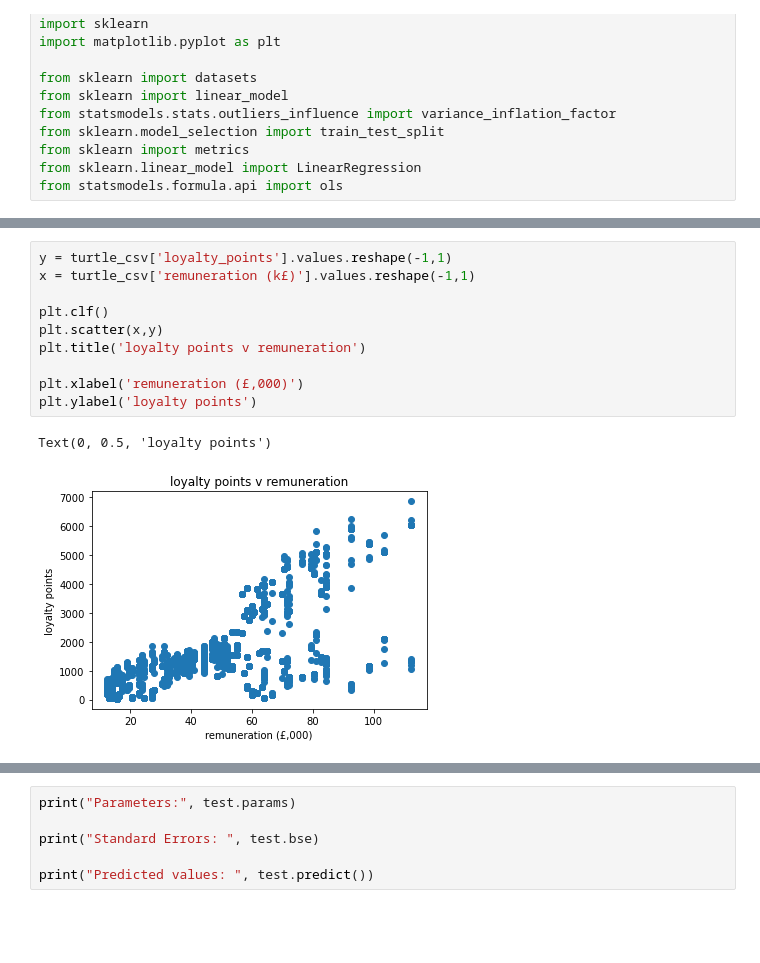
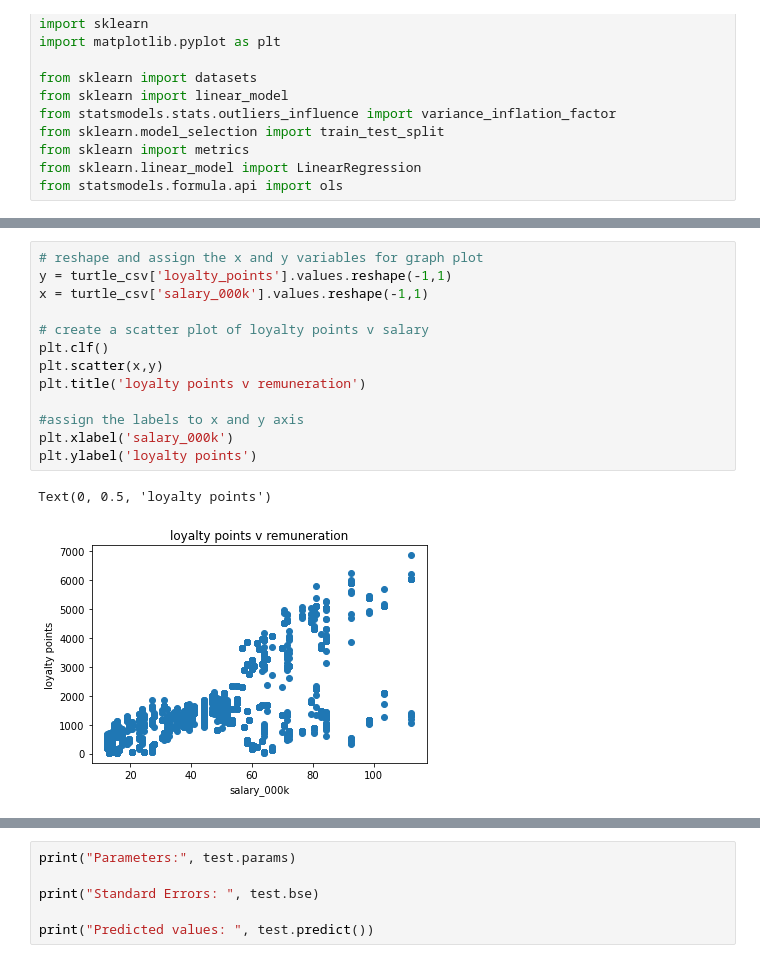
Before and after one commit to mattrose1/LSE_DA_Turtle_analysis, a Jupyter notebook: Assignment 3.ipynb, the cells around one changed output, grey strips where cells are left out. Drawn from its saved outputs; the diff is of its cells as text; blank space fills up the shorter version.

Commit message:
updated assignment 3 notebook with final code

```diff
--- a/Assignment 3.ipynb
+++ b/Assignment 3.ipynb
@@ -95,14 +102,17 @@ turtle_csv.head()
 # %%
+# reshape and assign the x and y variables for graph plot
 y = turtle_csv['loyalty_points'].values.reshape(-1,1)
-x = turtle_csv['remuneration (k£)'].values.reshape(-1,1)
+x = turtle_csv['salary_000k'].values.reshape(-1,1)
 
+# create a scatter plot of loyalty points v salary
 plt.clf()
 plt.scatter(x,y)
 plt.title('loyalty points v remuneration')
 
-plt.xlabel('remuneration (£,000)')
+#assign the labels to x and y axis
+plt.xlabel('salary_000k')
 plt.ylabel('loyalty points')
 # %% [output]
 Text(0, 0.5, 'loyalty points')
-[figure, old version]
+[figure, new version]
 # %%
```
Also changed, not shown: parts of 60 cells of this notebook.
